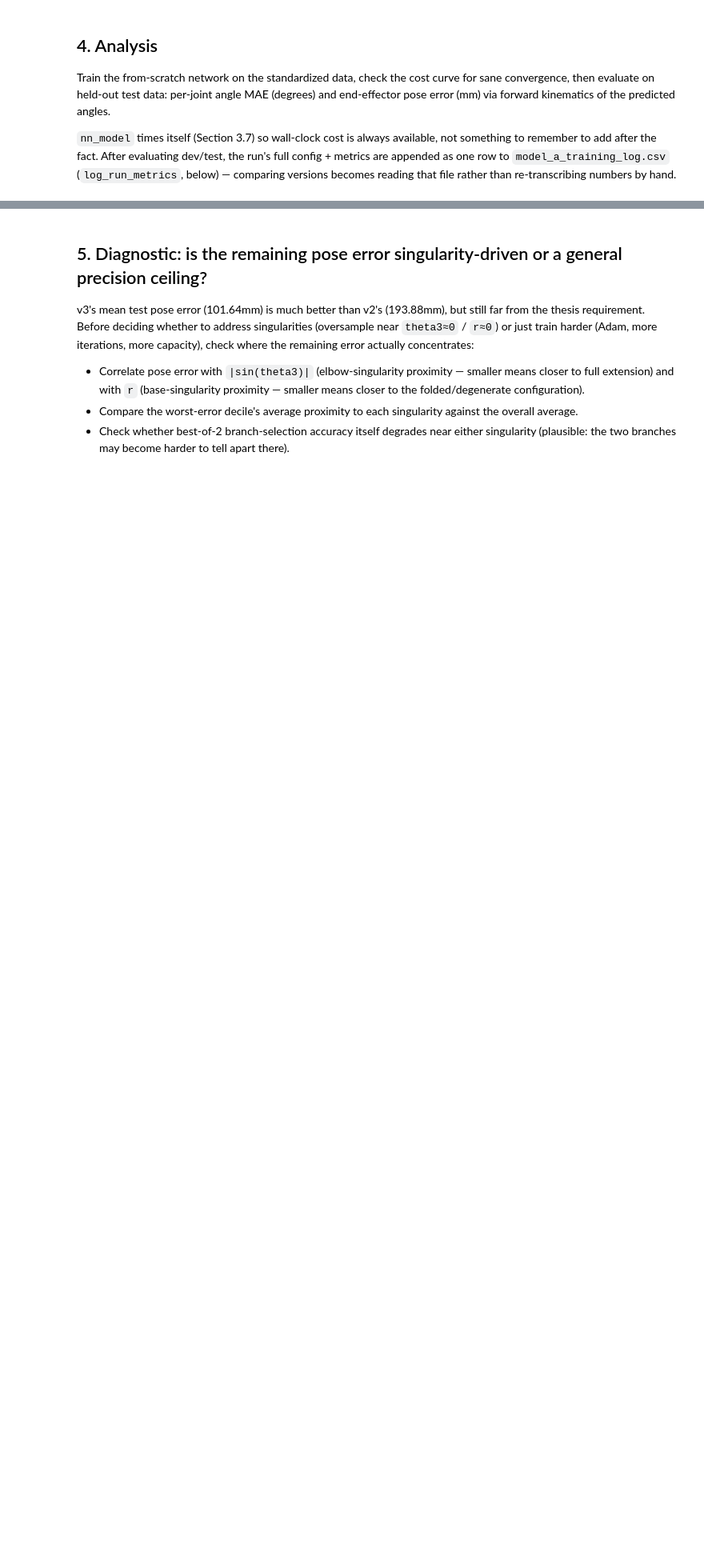
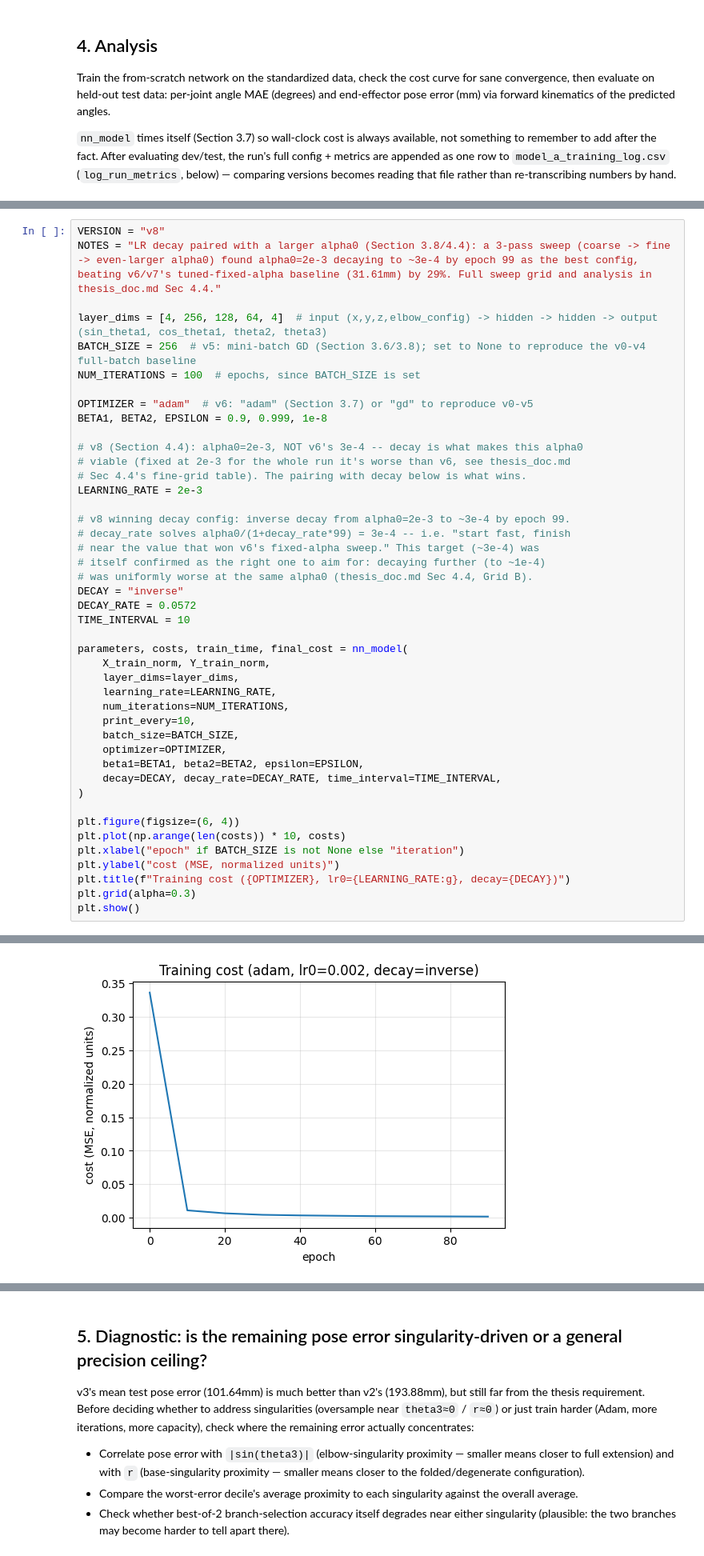
Before and after one commit to nandesh2k25/IK-DNN, a Jupyter notebook: IK_MDN(3R in 3D)_tuned/notebooks/august_thesis_claude.ipynb, the cells around one changed output, grey strips where cells are left out. Shown at 80% size. Drawn from its saved outputs; the diff is of its cells as text; blank space fills up the shorter version.

```diff
--- a/IK_MDN(3R in 3D)_tuned/notebooks/august_thesis_claude.ipynb
+++ b/IK_MDN(3R in 3D)_tuned/notebooks/august_thesis_claude.ipynb
@@ -751,0 +785,45 @@ training time: 72.6s   optimizer=adam   parameter updates: 9400
+# %%
+VERSION = "v8"
+NOTES = "LR decay paired with a larger alpha0 (Section 3.8/4.4): a 3-pass sweep (coarse -> fine -> even-larger alpha0) found alpha0=2e-3 decaying to ~3e-4 by epoch 99 as the best config, beating v6/v7's tuned-fixed-alpha baseline (31.61mm) by 29%. Full sweep grid and analysis in thesis_doc.md Sec 4.4."
+
+layer_dims = [4, 256, 128, 64, 4]  # input (x,y,z,elbow_config) -> hidden -> hidden -> output (sin_theta1, cos_theta1, theta2, theta3)
+BATCH_SIZE = 256  # v5: mini-batch GD (Section 3.6/3.8); set to None to reproduce the v0-v4 full-batch baseline
+NUM_ITERATIONS = 100  # epochs, since BATCH_SIZE is set
+
+OPTIMIZER = "adam"  # v6: "adam" (Section 3.7) or "gd" to reproduce v0-v5
+BETA1, BETA2, EPSILON = 0.9, 0.999, 1e-8
+
+# v8 (Section 4.4): alpha0=2e-3, NOT v6's 3e-4 -- decay is what makes this alpha0
+# viable (fixed at 2e-3 for the whole run it's worse than v6, see thesis_doc.md
+# Sec 4.4's fine-grid table). The pairing with decay below is what wins.
+LEARNING_RATE = 2e-3
+
+# v8 winning decay config: inverse decay from alpha0=2e-3 to ~3e-4 by epoch 99.
+# decay_rate solves alpha0/(1+decay_rate*99) = 3e-4 -- i.e. "start fast, finish
+# near the value that won v6's fixed-alpha sweep." This target (~3e-4) was
+# itself confirmed as the right one to aim for: decaying further (to ~1e-4)
+# was uniformly worse at the same alpha0 (thesis_doc.md Sec 4.4, Grid B).
+DECAY = "inverse"
+DECAY_RATE = 0.0572
+TIME_INTERVAL = 10
+
+parameters, costs, train_time, final_cost = nn_model(
+    X_train_norm, Y_train_norm,
+    layer_dims=layer_dims,
+    learning_rate=LEARNING_RATE,
+    num_iterations=NUM_ITERATIONS,
+    print_every=10,
+    batch_size=BATCH_SIZE,
+    optimizer=OPTIMIZER,
+    beta1=BETA1, beta2=BETA2, epsilon=EPSILON,
+    decay=DECAY, decay_rate=DECAY_RATE, time_interval=TIME_INTERVAL,
+)
+
+plt.figure(figsize=(6, 4))
+plt.plot(np.arange(len(costs)) * 10, costs)
+plt.xlabel("epoch" if BATCH_SIZE is not None else "iteration")
+plt.ylabel("cost (MSE, normalized units)")
+plt.title(f"Training cost ({OPTIMIZER}, lr0={LEARNING_RATE:g}, decay={DECAY})")
+plt.grid(alpha=0.3)
+plt.show()
+# %% [output]
@@ -752,3 +842,4 @@ training time: 72.6s   optimizer=adam   parameter updates: 9400
+[figure, added]
 # %%
 ## ---- Inference: caller only supplies (x,y,z); resolve elbow_config internally ----
 def predict_ik(xyz_raw, parameters):
```
Also changed, not shown: parts of 11 cells of this notebook.
